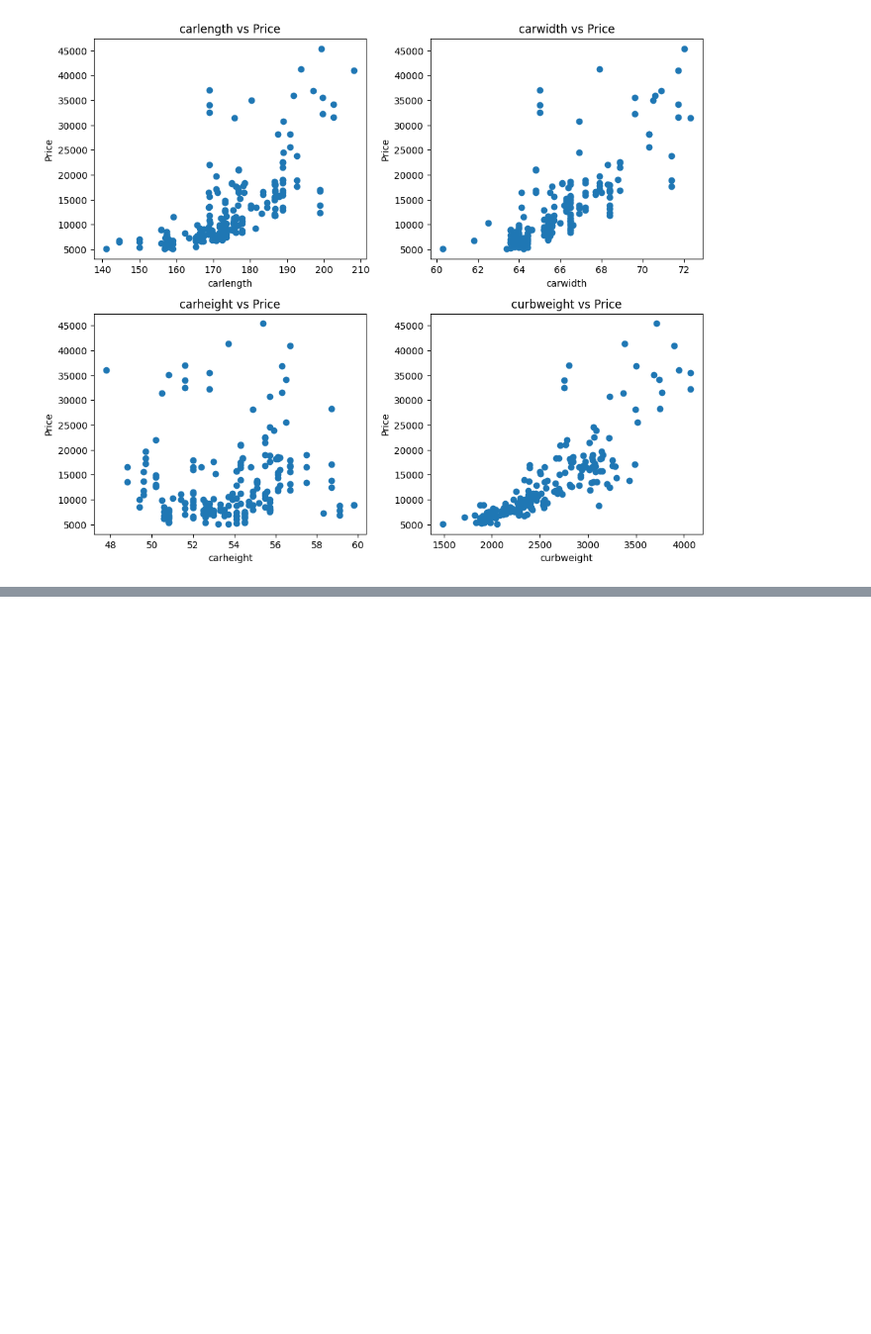
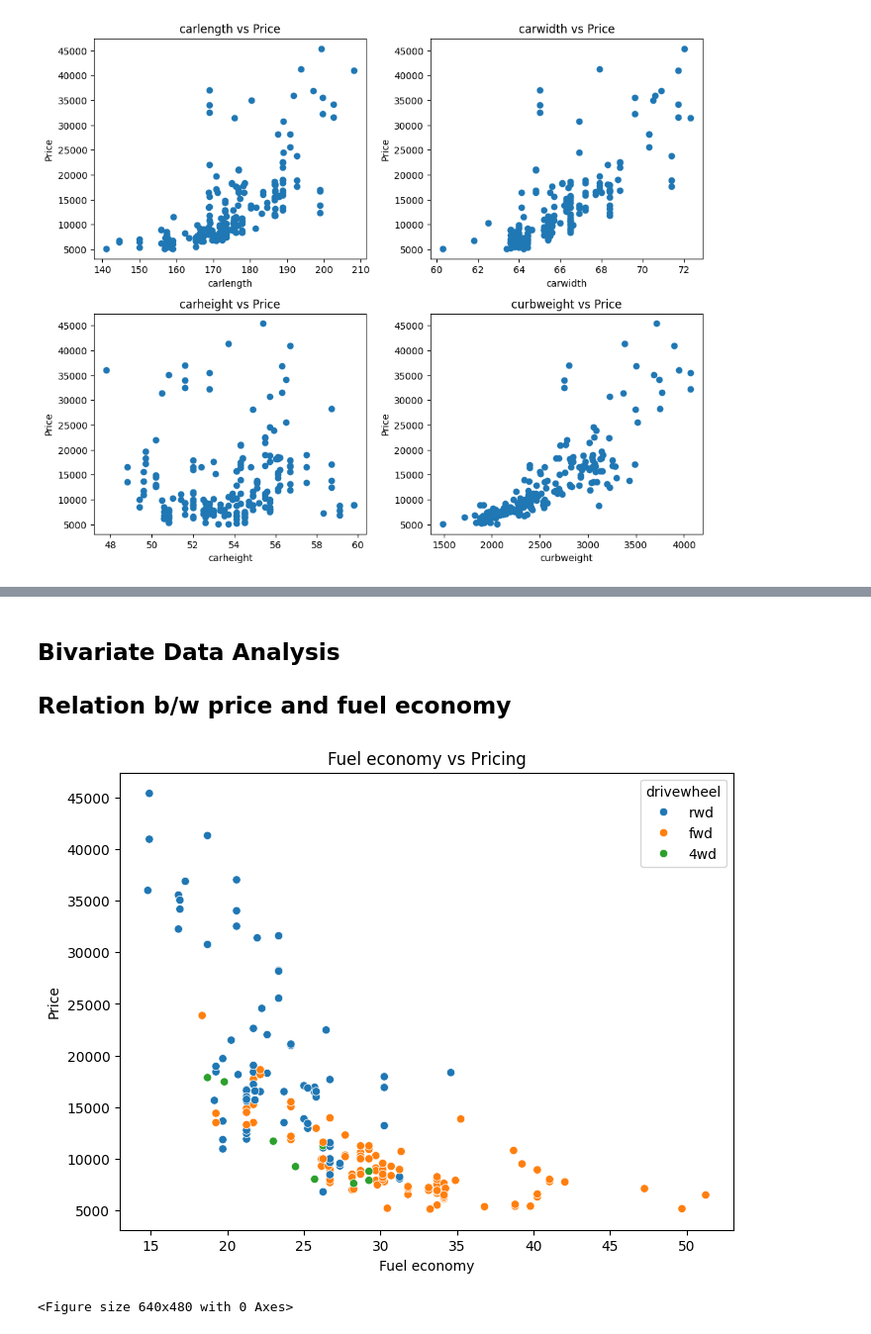
Before and after one commit to asa1997/CarPricePrediction, a Jupyter notebook: carpriceprediction.ipynb, the cells around one changed output, grey strips where cells are left out. Shown at 99% size. Cells and saved outputs as stored; diff of their text form; code cells hidden in the pictures; blank space fills up the shorter version.

```diff
--- a/carpriceprediction.ipynb
+++ b/carpriceprediction.ipynb
@@ -252,0 +255,6 @@ plt.tight_layout()
+# %%
+# New field - fuel economy
+
+data['fueleconomy'] = (0.55 * data['citympg']) + (0.45 * data['highwaympg'])
+
+data.head()
@@ -252,0 +269,19 @@ plt.tight_layout()
+# %%
+# Binning car companies based on avg price of each company
+
+data['price'] = data['price'].astype('int')
+
+temp = data.copy()
+
+table = temp.groupby(['CompanyName'])['price'].mean() # table is a pandas Series
+
+temp = temp.merge(table.reset_index(), how='left', on='CompanyName') #reset_index() converts the Series table into a DataFrame and resets the index. This makes CompanyName a column again instead of the index.
+
+bins = [0, 10000, 20000, 40000]
+cars_bin = ['Budget', 'Medium', 'Highend']
+
+data['carsrange'] = pd.cut(temp['price_y'], bins, right=False, labels=cars_bin)
+
+data.head()
+
+# print(table)
@@ -252,0 +296,20 @@ plt.tight_layout()
+# %% [markdown]
+## Bivariate Data Analysis
+
+## Relation b/w price and fuel economy
+# %%
+plt.figure(figsize=(8, 6))
+
+plt.title('Fuel economy vs Pricing')
+
+sns.scatterplot(x=data['fueleconomy'], y=data['price'], hue=data['drivewheel'])
+
+plt.xlabel('Fuel economy')
+
+plt.ylabel('Price')
+
+plt.show()
+plt.tight_layout()
+# %% [output]
+[figure, added]
+<Figure size 640x480 with 0 Axes>
```
Also changed, not shown: parts of 5 cells of this notebook, 1 other file.
